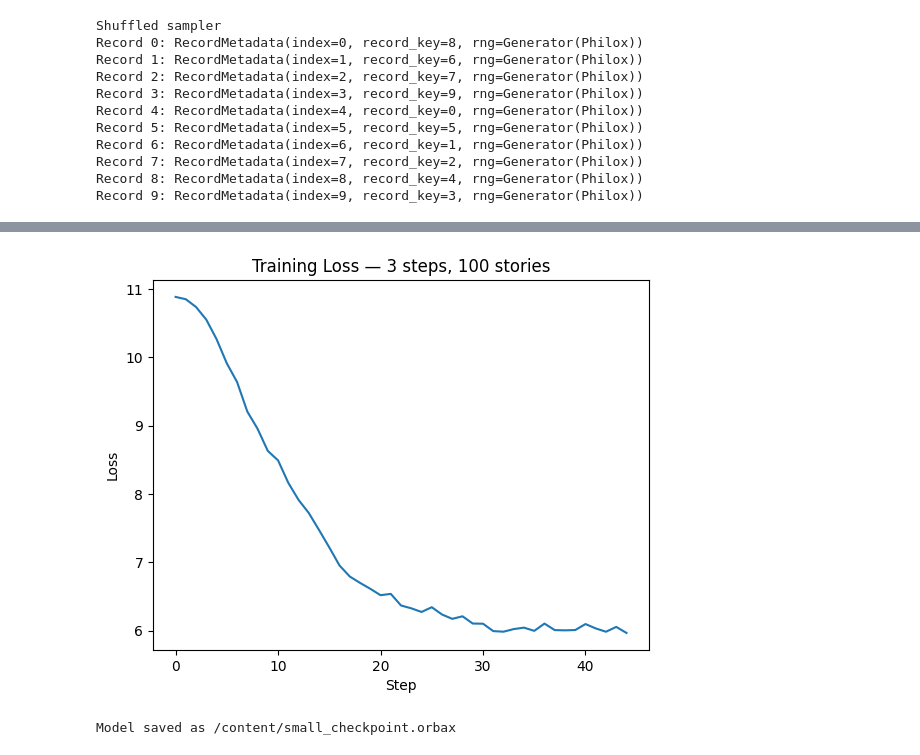
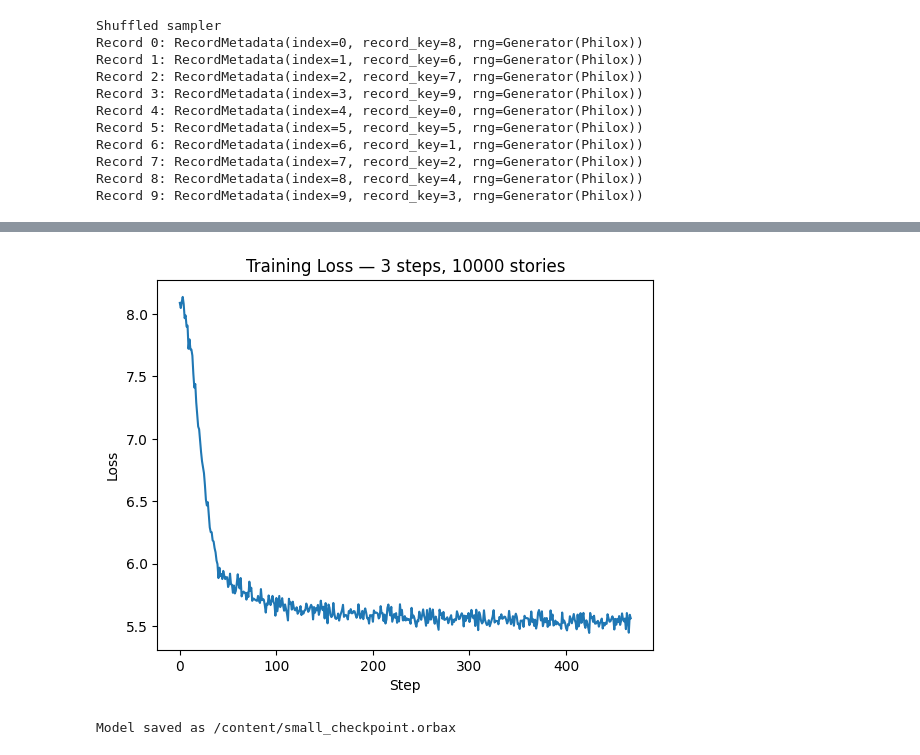
Before and after one commit to InnovativeCoder/MiniGpt-20m-jax, a Jupyter notebook: MiniGPT_20m_jax.ipynb, the cells around one changed output, grey strips where cells are left out. Drawn from its saved outputs; the diff is of its cells as text; code cells hidden in the pictures.

```diff
--- a/MiniGPT_20m_jax.ipynb
+++ b/MiniGPT_20m_jax.ipynb
@@ -234,7 +234,7 @@ MiniGPT( # Param: 20,212,608 (80.9 MB)
 from datasets import load_dataset
 
 # Load the first 1000 stories for training
-dataset = load_dataset("roneneldan/TinyStories", split="train[:1000]")
+dataset = load_dataset("roneneldan/TinyStories", split="train[:10000]")
 
 # Verify
 print(f"Dataset loaded: {len(dataset)} examples.")
@@ -473,12 +466,12 @@ Epoch: 3, Step 30, Loss: 5.9672, LR: 2.61e-04
 # %%
 import matplotlib.pyplot as plt
 plt.plot(metrics_history['train_loss'])
-plt.title('Training Loss — 3 steps, 100 stories')
+plt.title('Training Loss — 3 steps, 10000 stories')
 plt.xlabel('Step')
 plt.ylabel('Loss')
 plt.show()
 # %% [output]
-[figure, old version]
+[figure, new version]
 # %%
 from pathlib import Path
 import orbax
```
Also changed, not shown: parts of 7 cells of this notebook.
